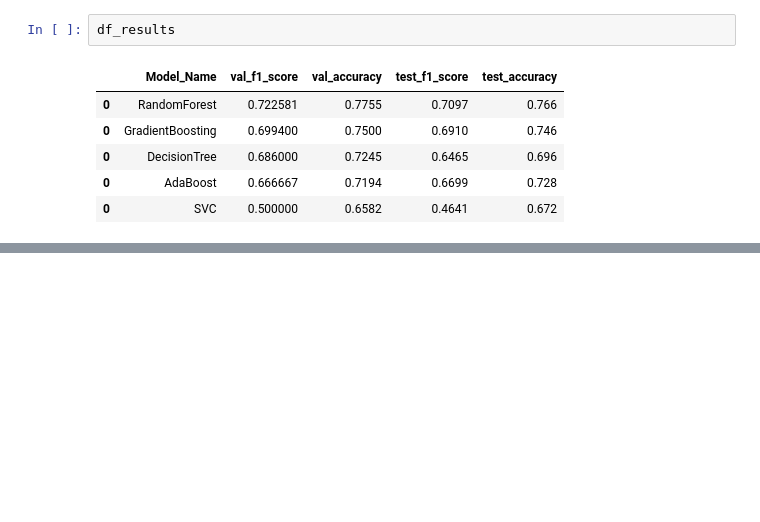
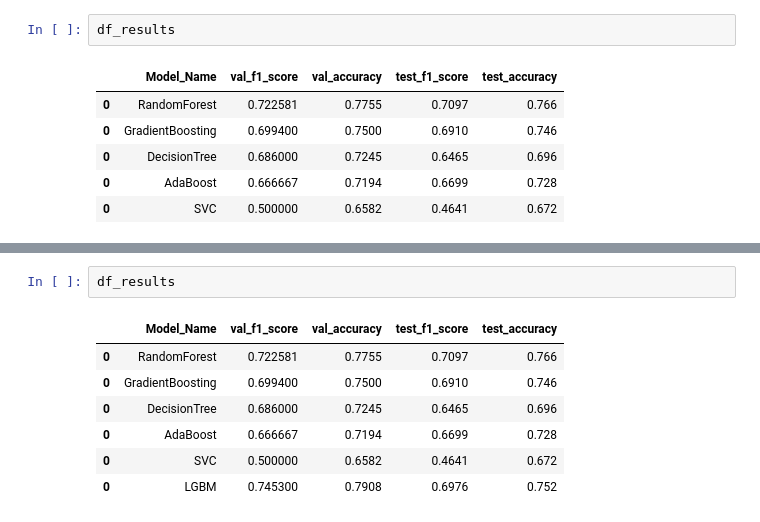
Before and after one commit to john2408/project_intro_ai, a Jupyter notebook: notebooks/Finale_Abgabe/Task 3 Models.ipynb, the cells around one changed output, grey strips where cells are left out. Saved outputs shown, nothing was run; the diff lists cells and outputs as text; blank space fills up the shorter version.

```diff
--- a/notebooks/Finale_Abgabe/Task 3 Models.ipynb
+++ b/notebooks/Finale_Abgabe/Task 3 Models.ipynb
@@ -501,0 +594,10 @@ df_results
+# %%
+df_results
+# %% [output]
+|  | Model_Name | val_f1_score | val_accuracy | test_f1_score | test_accuracy |
+| 0 | RandomForest | 0.722581 | 0.7755 | 0.7097 | 0.766 |
+| 0 | GradientBoosting | 0.699400 | 0.7500 | 0.6910 | 0.746 |
+| 0 | DecisionTree | 0.686000 | 0.7245 | 0.6465 | 0.696 |
+| 0 | AdaBoost | 0.666667 | 0.7194 | 0.6699 | 0.728 |
+| 0 | SVC | 0.500000 | 0.6582 | 0.4641 | 0.672 |
+| 0 | LGBM | 0.745300 | 0.7908 | 0.6976 | 0.752 |
```
Also changed, not shown: parts of 7 cells of this notebook.
